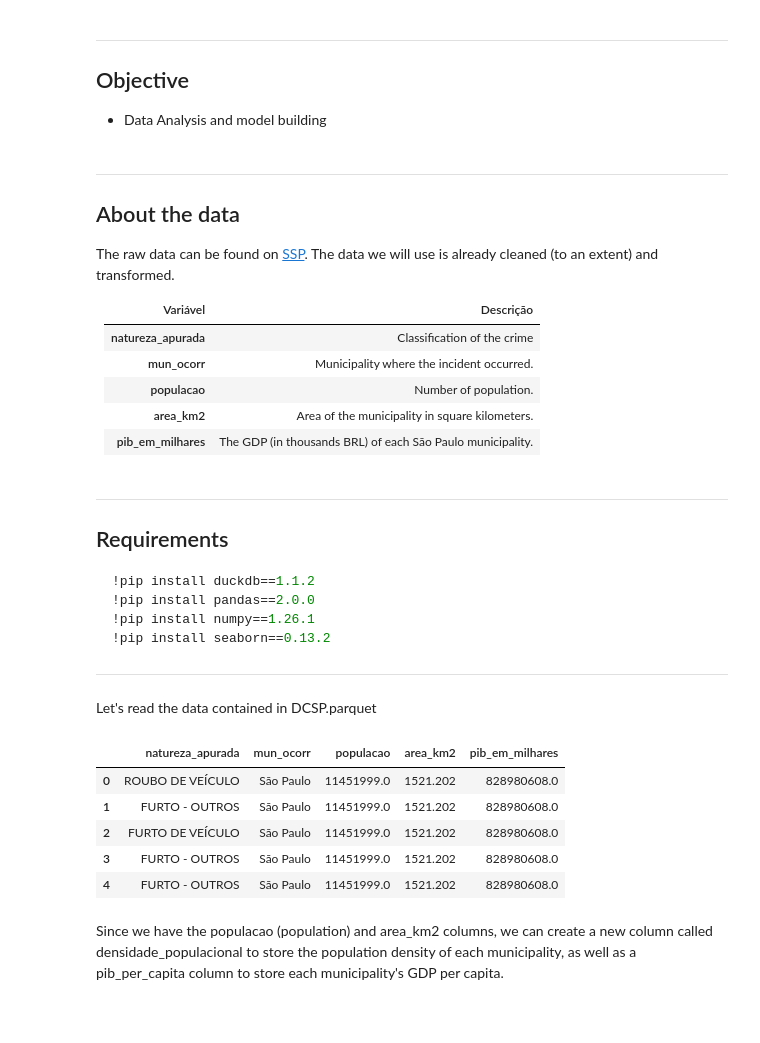
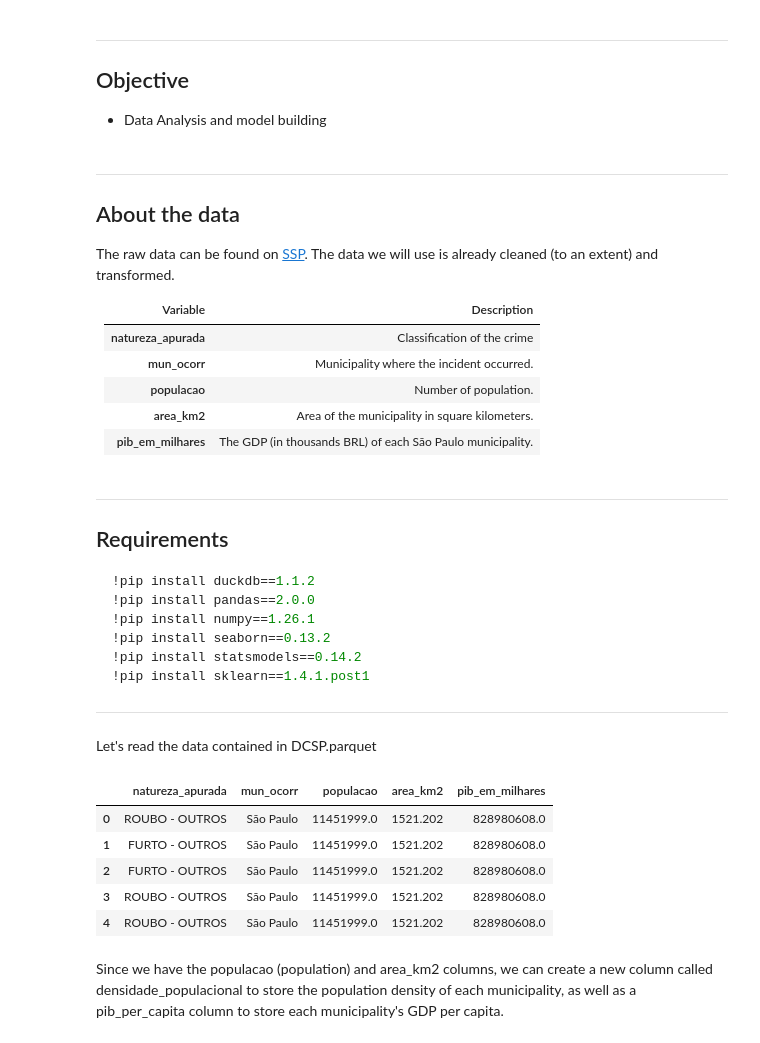
Before and after one commit to mapassos/sp-2024-crime-data-analysis, a Jupyter notebook: Data_Analysis.ipynb, the cells around one changed output. Drawn from its saved outputs; the diff is of its cells as text; code cells hidden in the pictures; blank space fills up the shorter version.

````diff
--- a/Data_Analysis.ipynb
+++ b/Data_Analysis.ipynb
@@ -18,8 +18,8 @@ The raw data can be found on <a href = "https://www.ssp.sp.gov.br/estatistica/co
 <table>
     <thead>
         <tr>
-            <th>Variável</th>
-            <th>Descrição</th>
+            <th>Variable</th>
+            <th>Description</th>
         </tr>
     </thead>
     <tbody>
@@ -54,6 +54,8 @@ The raw data can be found on <a href = "https://www.ssp.sp.gov.br/estatistica/co
 !pip install pandas==2.0.0
 !pip install numpy==1.26.1
 !pip install seaborn==0.13.2
+!pip install statsmodels==0.14.2
+!pip install sklearn==1.4.1.post1
 ```
 <hr>
 # %%
@@ -78,15 +80,15 @@ from sklearn.inspection import permutation_importance
 # %% [markdown]
 Let's read the data contained in DCSP.parquet
 # %%
-df = pd.read_parquet('dados/DCSP.parquet')
+df = pd.read_parquet('data/DCSP.parquet')
 df.head()
 # %% [output]
 |  | natureza_apurada | mun_ocorr | populacao | area_km2 | pib_em_milhares |
-| 0 | ROUBO DE VEÍCULO | São Paulo | 11451999.0 | 1521.202 | 828980608.0 |
+| 0 | ROUBO - OUTROS | São Paulo | 11451999.0 | 1521.202 | 828980608.0 |
 | 1 | FURTO - OUTROS | São Paulo | 11451999.0 | 1521.202 | 828980608.0 |
-| 2 | FURTO DE VEÍCULO | São Paulo | 11451999.0 | 1521.202 | 828980608.0 |
-| 3 | FURTO - OUTROS | São Paulo | 11451999.0 | 1521.202 | 828980608.0 |
-| 4 | FURTO - OUTROS | São Paulo | 11451999.0 | 1521.202 | 828980608.0 |
+| 2 | FURTO - OUTROS | São Paulo | 11451999.0 | 1521.202 | 828980608.0 |
+| 3 | ROUBO - OUTROS | São Paulo | 11451999.0 | 1521.202 | 828980608.0 |
+| 4 | ROUBO - OUTROS | São Paulo | 11451999.0 | 1521.202 | 828980608.0 |
 # %% [markdown]
 Since we have the populacao (population) and area_km2 columns, we can create a new column called densidade_populacional to store the population density of each municipality, as well as a pib_per_capita column to store each municipality's GDP per capita.
 # %%
````
Also changed, not shown: parts of 8 cells of this notebook, 7 other files.
